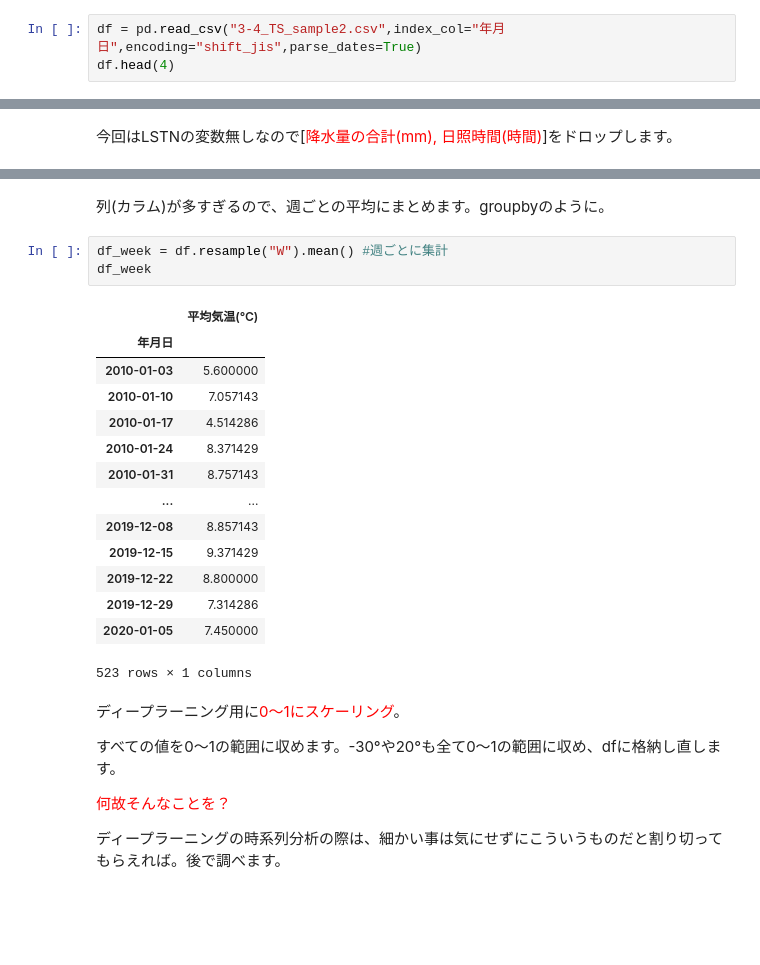
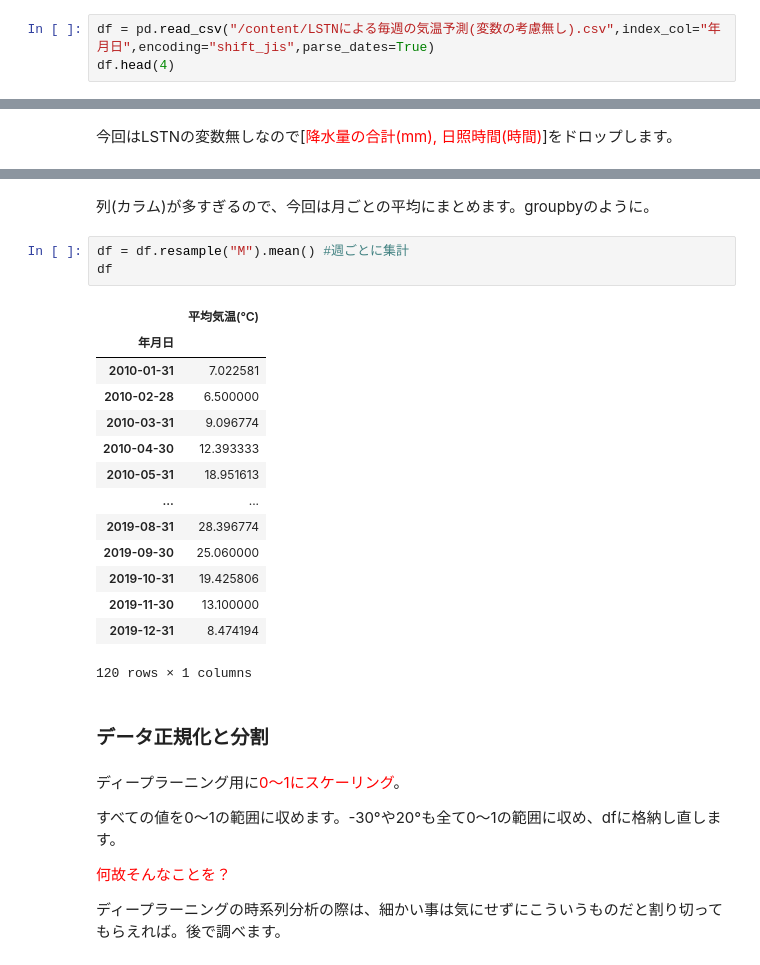
Before and after one commit to Ken-huea/Time-series-analysis, a Jupyter notebook: LSTNによる毎週の気温予測(変数の考慮無し).ipynb, the cells around one changed output, grey strips where cells are left out. Saved outputs shown, nothing was run; the diff lists cells and outputs as text; blank space fills up the shorter version.

```diff
--- a/LSTNによる毎週の気温予測(変数の考慮無し).ipynb
+++ b/LSTNによる毎週の気温予測(変数の考慮無し).ipynb
@@ -22,5 +19,5 @@ MinMaxScaler を用いた整形。　0〜1にスケーリングに正規化
 # %%
-df = pd.read_csv("3-4_TS_sample2.csv",index_col="年月日",encoding="shift_jis",parse_dates=True)
+df = pd.read_csv("/content/LSTNによる毎週の気温予測(変数の考慮無し).csv",index_col="年月日",encoding="shift_jis",parse_dates=True)
 df.head(4)
 # %% [output]
 |  | 平均気温(℃) | 降水量の合計(mm) | 日照時間(時間) |
@@ -52,23 +42,25 @@ df
 # %% [markdown]
-列(カラム)が多すぎるので、週ごとの平均にまとめます。groupbyのように。
+列(カラム)が多すぎるので、今回は月ごとの平均にまとめます。groupbyのように。
 # %%
-df_week = df.resample("W").mean() #週ごとに集計
-df_week
+df = df.resample("M").mean() #週ごとに集計
+df
 # %% [output]
 |  | 平均気温(℃) |
 | 年月日 |  |
-| 2010-01-03 | 5.600000 |
-| 2010-01-10 | 7.057143 |
-| 2010-01-17 | 4.514286 |
-| 2010-01-24 | 8.371429 |
-| 2010-01-31 | 8.757143 |
+| 2010-01-31 | 7.022581 |
+| 2010-02-28 | 6.500000 |
+| 2010-03-31 | 9.096774 |
+| 2010-04-30 | 12.393333 |
+| 2010-05-31 | 18.951613 |
 | ... | ... |
-| 2019-12-08 | 8.857143 |
-| 2019-12-15 | 9.371429 |
-| 2019-12-22 | 8.800000 |
-| 2019-12-29 | 7.314286 |
-| 2020-01-05 | 7.450000 |
+| 2019-08-31 | 28.396774 |
+| 2019-09-30 | 25.060000 |
+| 2019-10-31 | 19.425806 |
+| 2019-11-30 | 13.100000 |
+| 2019-12-31 | 8.474194 |
-523 rows × 1 columns
+120 rows × 1 columns
+# %% [markdown]
+### データ正規化と分割
 # %% [markdown]
 ディープラーニング用に<font color="red">0〜1にスケーリング</font>。
 
```
Also changed, not shown: parts of 21 cells of this notebook.
